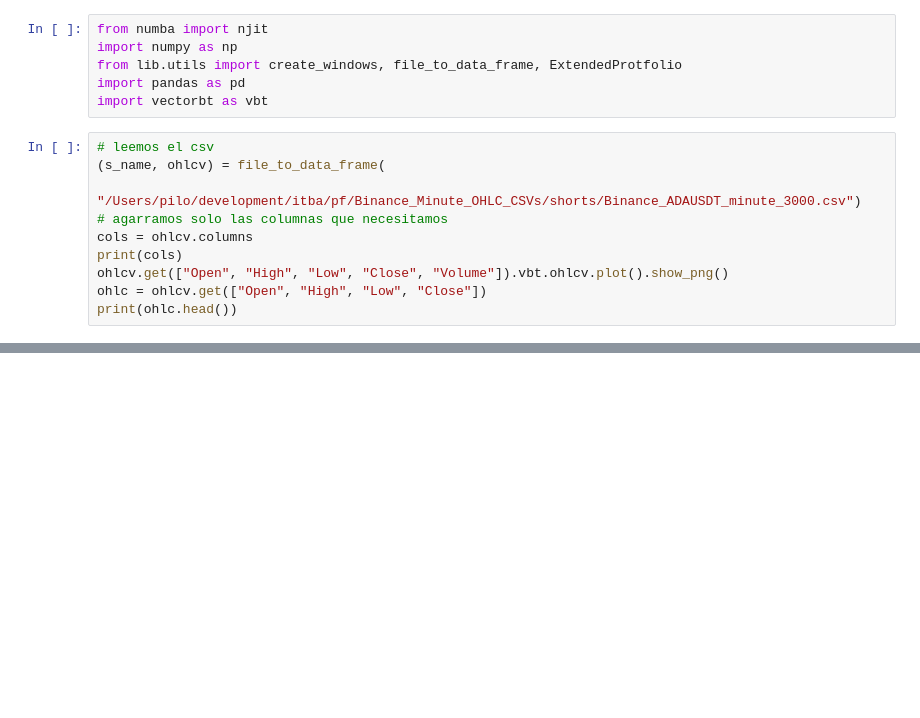
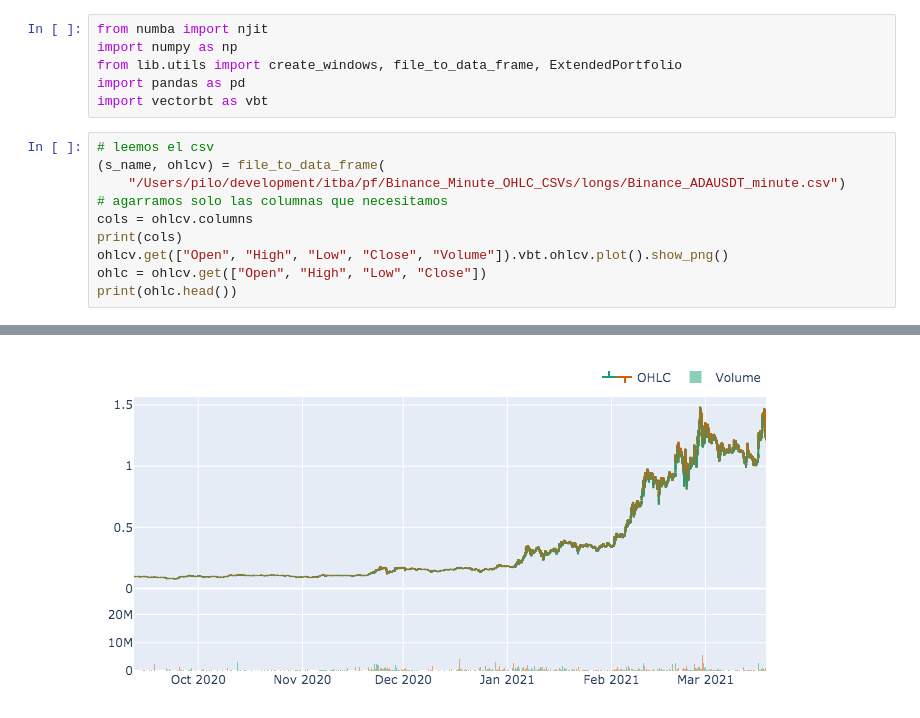
Before and after one commit to emiliobasualdo/vectorbt-yaats, a Jupyter notebook: Alpha101.ipynb, the cells around one changed output, grey strips where cells are left out. Saved outputs shown, nothing was run; the diff lists cells and outputs as text; blank space fills up the shorter version.

```diff
--- a/Alpha101.ipynb
+++ b/Alpha101.ipynb
@@ -1,13 +1,13 @@
 # %%
 from numba import njit
 import numpy as np
-from lib.utils import create_windows, file_to_data_frame, ExtendedProtfolio
+from lib.utils import create_windows, file_to_data_frame, ExtendedPortfolio
 import pandas as pd
 import vectorbt as vbt
 # %%
 # leemos el csv
 (s_name, ohlcv) = file_to_data_frame(
-    "/Users/pilo/development/itba/pf/Binance_Minute_OHLC_CSVs/shorts/Binance_ADAUSDT_minute_3000.csv")
+    "/Users/pilo/development/itba/pf/Binance_Minute_OHLC_CSVs/longs/Binance_ADAUSDT_minute.csv")
 # agarramos solo las columnas que necesitamos
 cols = ohlcv.columns
 print(cols)
@@ -25,0 +19 @@ date
+[figure, added]
```
Also changed, not shown: parts of 16 cells of this notebook, 3 other files.
